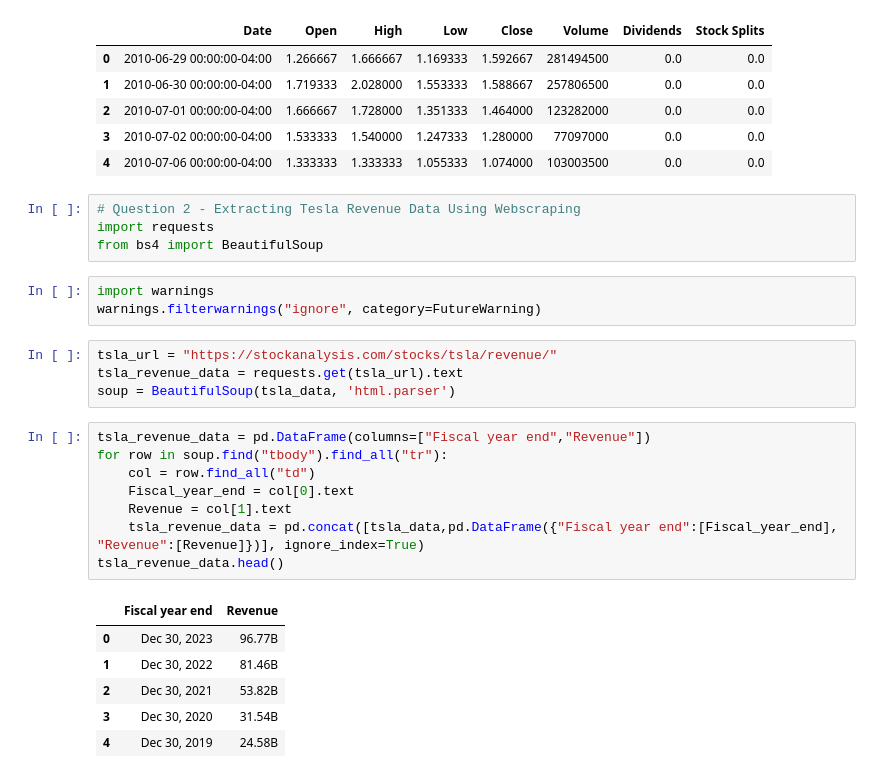
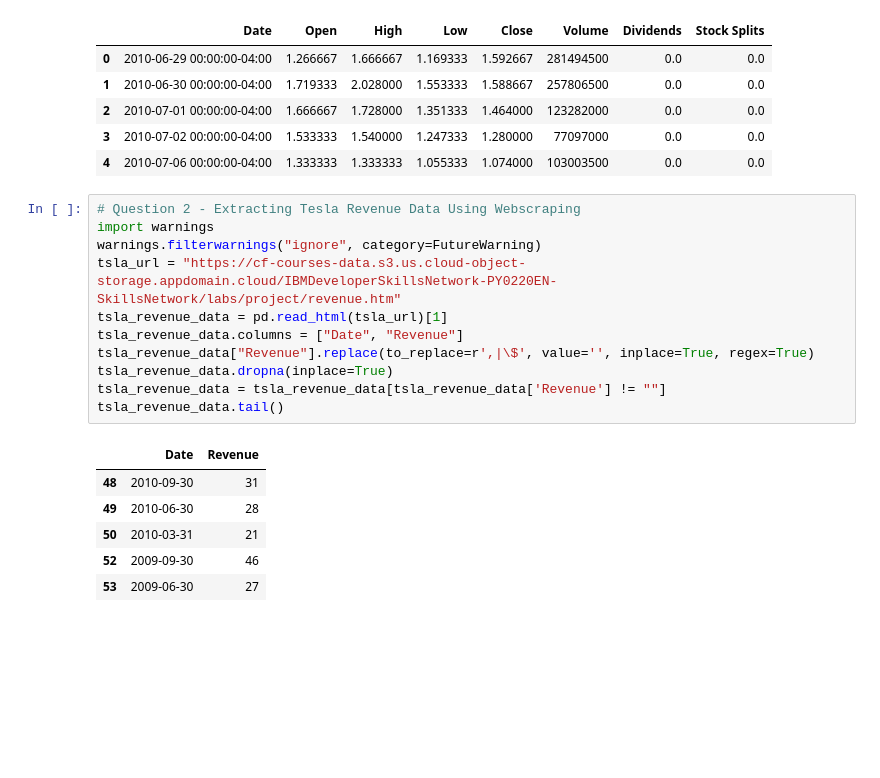
Before and after one commit to punarvasu26/codeTank, a Jupyter notebook: Python Project - Analyzing Historical Stock & Revenue Data and Building a Dashboard.ipynb, the cells around one changed output. Cells and saved outputs as stored; diff of their text form; blank space fills up the shorter version.

```diff
--- a/Python Project - Analyzing Historical Stock & Revenue Data and Building a Dashboard.ipynb
+++ b/Python Project - Analyzing Historical Stock & Revenue Data and Building a Dashboard.ipynb
@@ -38,32 +38,24 @@ tsla_stock.head()
 | 2 | 2010-07-01 00:00:00-04:00 | 1.666667 | 1.728000 | 1.351333 | 1.464000 | 123282000 | 0.0 | 0.0 |
 | 3 | 2010-07-02 00:00:00-04:00 | 1.533333 | 1.540000 | 1.247333 | 1.280000 | 77097000 | 0.0 | 0.0 |
 | 4 | 2010-07-06 00:00:00-04:00 | 1.333333 | 1.333333 | 1.055333 | 1.074000 | 103003500 | 0.0 | 0.0 |
-# %%
-# Question 2 - Extracting Tesla Revenue Data Using Webscraping
-import requests
-from bs4 import BeautifulSoup
-# %%
-import warnings
-warnings.filterwarnings("ignore", category=FutureWarning)
-# %%
-tsla_url = "https://stockanalysis.com/stocks/tsla/revenue/"
-tsla_revenue_data = requests.get(tsla_url).text
-soup = BeautifulSoup(tsla_data, 'html.parser')
-# %%
-tsla_revenue_data = pd.DataFrame(columns=["Fiscal year end","Revenue"])
-for row in soup.find("tbody").find_all("tr"):
-    col = row.find_all("td")
-    Fiscal_year_end = col[0].text
-    Revenue = col[1].text
-    tsla_revenue_data = pd.concat([tsla_data,pd.DataFrame({"Fiscal year end":[Fiscal_year_end], "Revenue":[Revenue]})], ignore_index=True)
-tsla_revenue_data.head()
-# %% [output]
-|  | Fiscal year end | Revenue |
-| 0 | Dec 30, 2023 | 96.77B |
-| 1 | Dec 30, 2022 | 81.46B |
-| 2 | Dec 30, 2021 | 53.82B |
-| 3 | Dec 30, 2020 | 31.54B |
-| 4 | Dec 30, 2019 | 24.58B |
+# %%
+# Question 2 - Extracting Tesla Revenue Data Using Webscraping
+import warnings
+warnings.filterwarnings("ignore", category=FutureWarning)
+tsla_url = "https://cf-courses-data.s3.us.cloud-object-storage.appdomain.cloud/IBMDeveloperSkillsNetwork-PY0220EN-SkillsNetwork/labs/project/revenue.htm"
+tsla_revenue_data = pd.read_html(tsla_url)[1]
+tsla_revenue_data.columns = ["Date", "Revenue"]
+tsla_revenue_data["Revenue"].replace(to_replace=r',|\$', value='', inplace=True, regex=True)
+tsla_revenue_data.dropna(inplace=True)
+tsla_revenue_data = tsla_revenue_data[tsla_revenue_data['Revenue'] != ""]
+tsla_revenue_data.tail()
+# %% [output]
+|  | Date | Revenue |
+| 48 | 2010-09-30 | 31 |
+| 49 | 2010-06-30 | 28 |
+| 50 | 2010-03-31 | 21 |
+| 52 | 2009-09-30 | 46 |
+| 53 | 2009-06-30 | 27 |
 # %%
 # Question 3 - Extracting GameStop Stock Data Using yfinance
 GME = yf.Ticker("GME")
```
Also changed, not shown: parts of 6 cells of this notebook.
